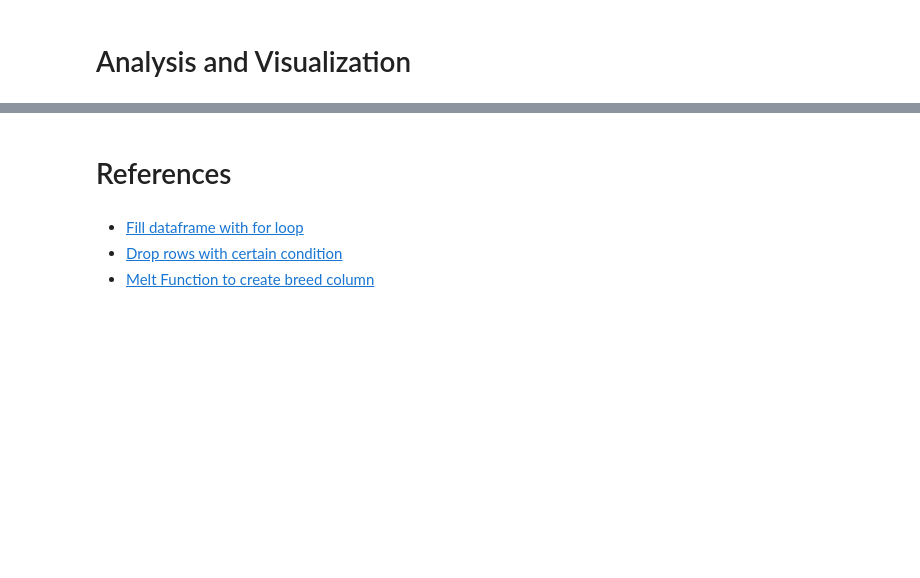
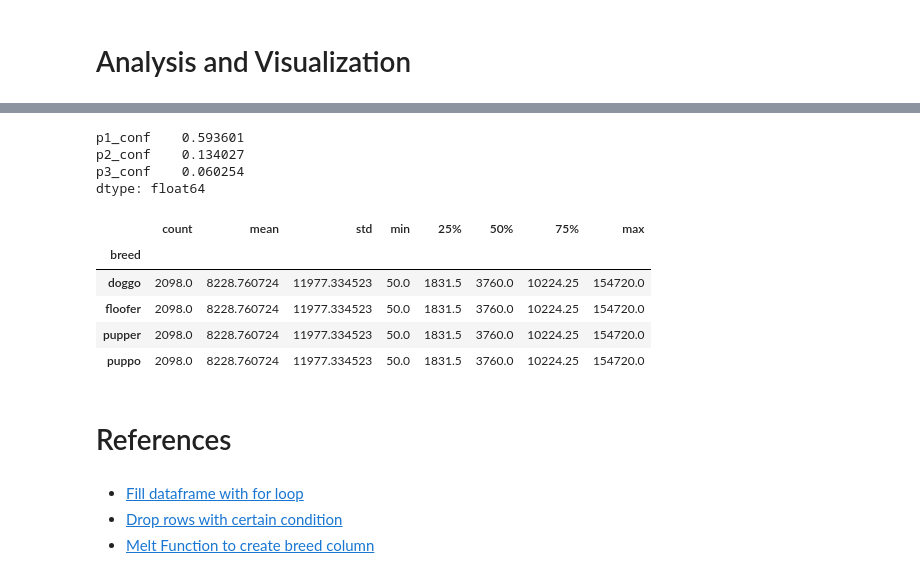
Before and after one commit to kcirne25/WeRateDogs-wrangle, a Jupyter notebook: wrangle_act.ipynb, the cells around one changed output, grey strips where cells are left out. Drawn from its saved outputs; the diff is of its cells as text; code cells hidden in the pictures; blank space fills up the shorter version.

```diff
--- a/wrangle_act.ipynb
+++ b/wrangle_act.ipynb
@@ -581,3 +630,19 @@ df_clean.head(3)
+# %%
+df_clean[['p1_conf', 'p2_conf', 'p3_conf']].mean()
+# %% [output]
+p1_conf    0.593601
+p2_conf    0.134027
+p3_conf    0.060254
+dtype: float64
+# %%
+df_clean.groupby('breed')['favorites'].agg('describe')
+# %% [output]
+|  | count | mean | std | min | 25% | 50% | 75% | max |
+| breed |  |  |  |  |  |  |  |  |
+| doggo | 2098.0 | 8228.760724 | 11977.334523 | 50.0 | 1831.5 | 3760.0 | 10224.25 | 154720.0 |
+| floofer | 2098.0 | 8228.760724 | 11977.334523 | 50.0 | 1831.5 | 3760.0 | 10224.25 | 154720.0 |
+| pupper | 2098.0 | 8228.760724 | 11977.334523 | 50.0 | 1831.5 | 3760.0 | 10224.25 | 154720.0 |
+| puppo | 2098.0 | 8228.760724 | 11977.334523 | 50.0 | 1831.5 | 3760.0 | 10224.25 | 154720.0 |
 # %% [markdown]
 # References
 # %% [markdown]
```
Also changed, not shown: parts of 25 cells of this notebook.
